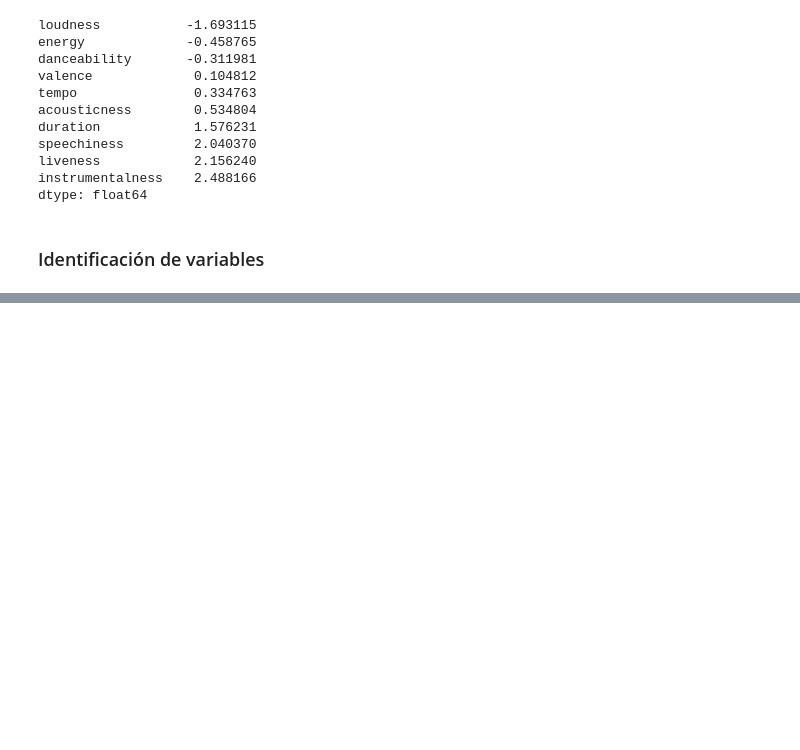
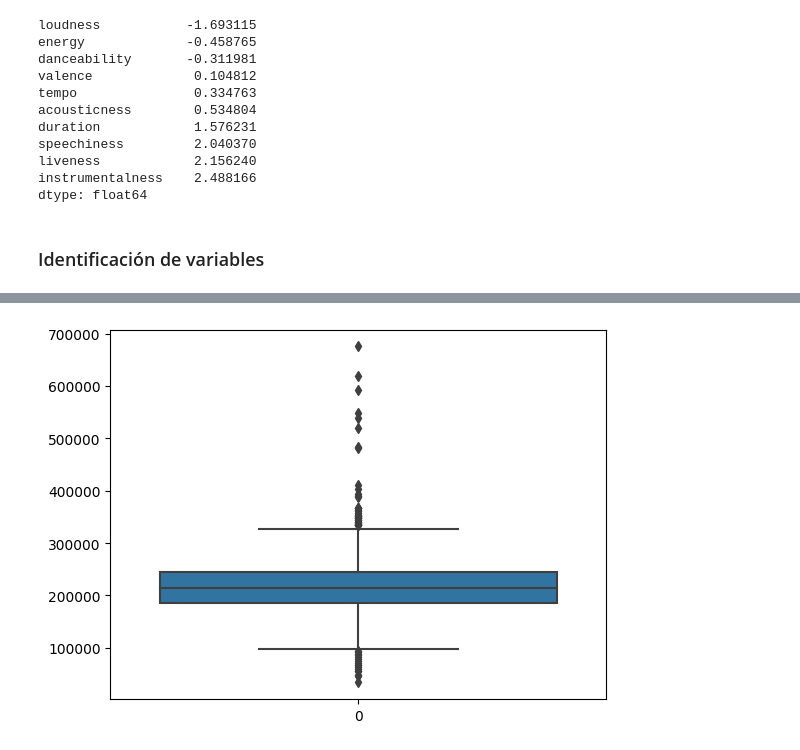
Before and after one commit to manoloacademia/CEIA_Analisis_de_datos, a Jupyter notebook: practica_final/analysis_spotify.ipynb, the cells around one changed output, grey strips where cells are left out. Drawn from its saved outputs; the diff is of its cells as text; code cells hidden in the pictures; blank space fills up the shorter version.

```diff
--- a/practica_final/analysis_spotify.ipynb
+++ b/practica_final/analysis_spotify.ipynb
@@ -212,0 +222,4 @@ salida = playlist.label
+# %%
+sns.boxplot(data=playlist['duration']);
+# %% [output]
+[figure, added]
```
Also changed, not shown: parts of 6 cells of this notebook.
